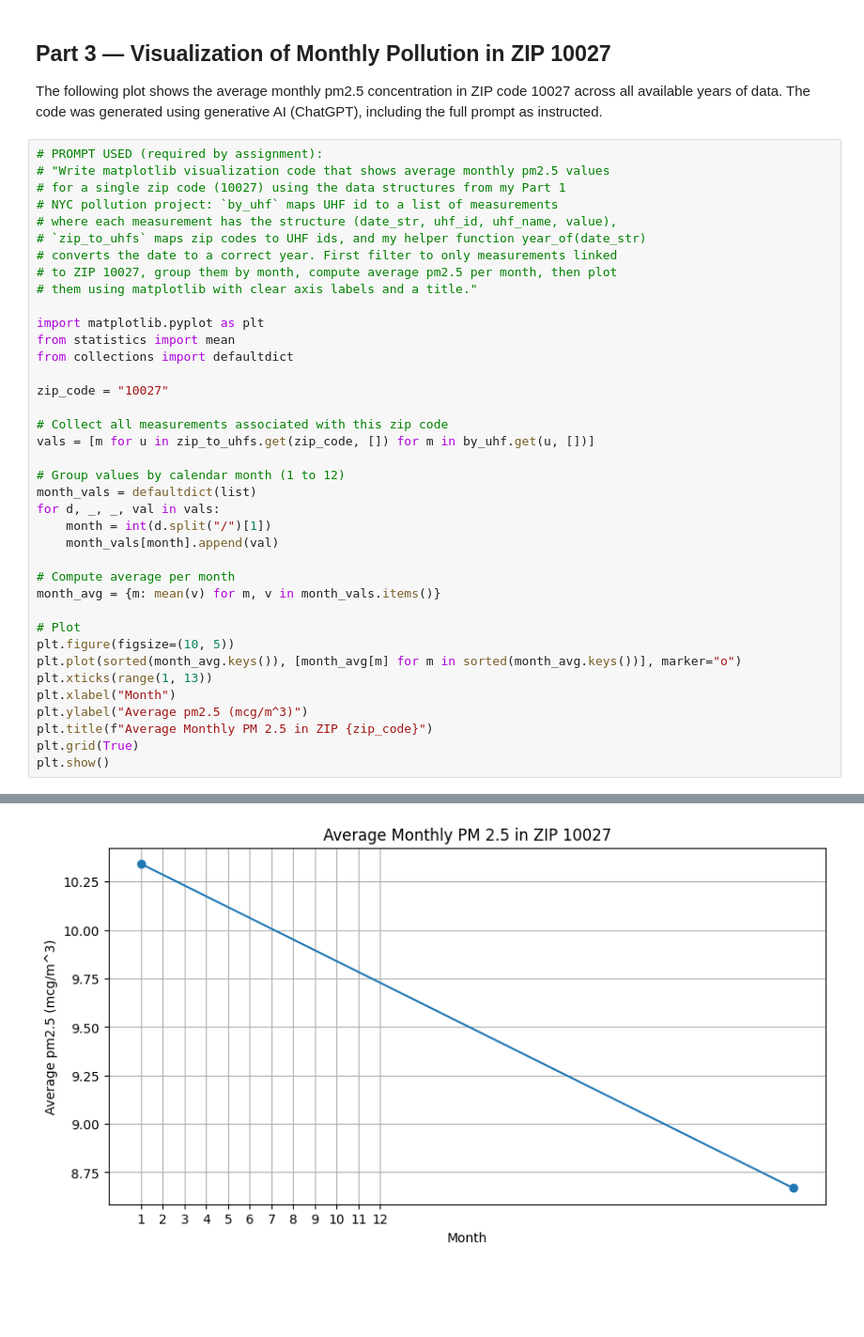
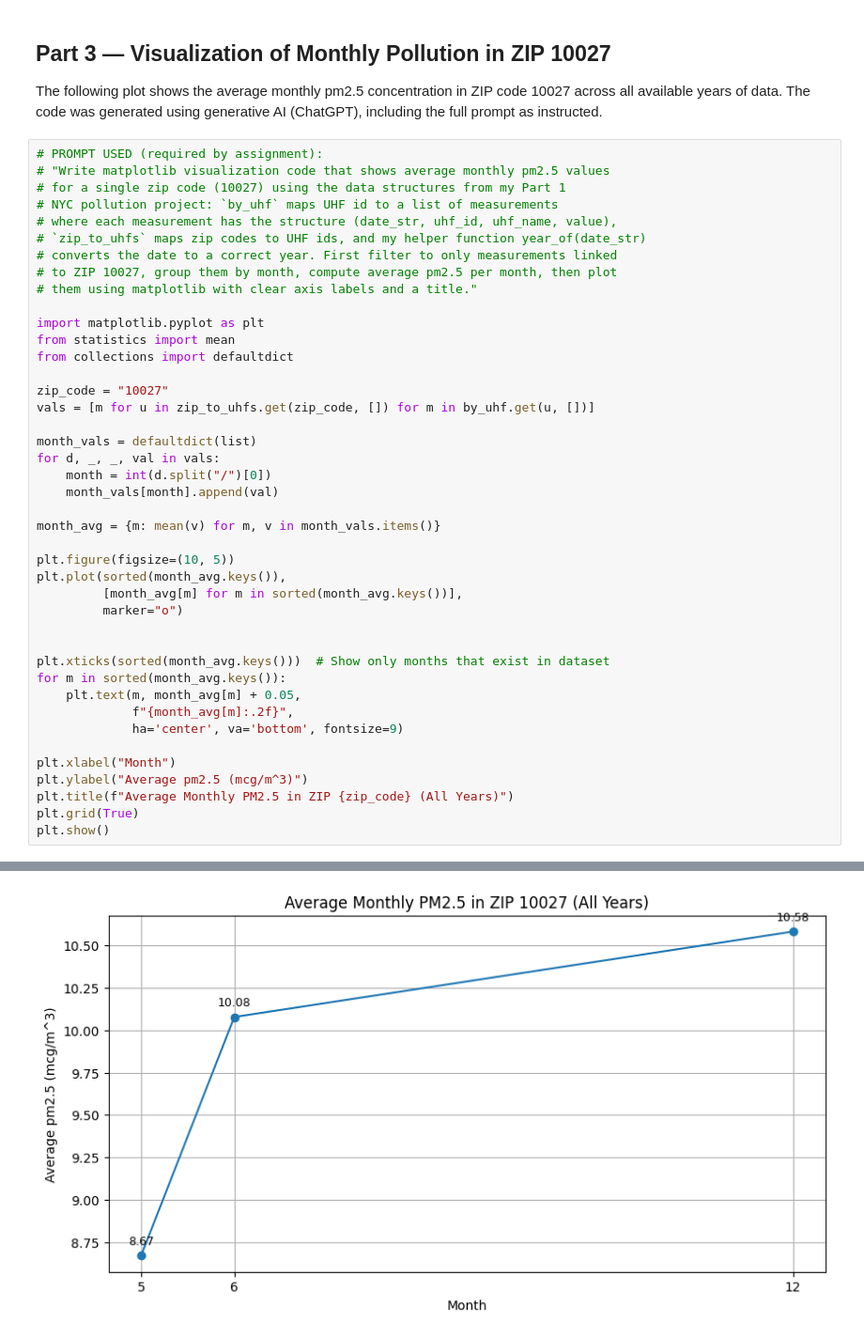
Before and after one commit to xakshara/project1, a Jupyter notebook: project1_analysis.ipynb, the cells around one changed output, grey strips where cells are left out. Shown at 94% size. Saved outputs shown, nothing was run; the diff lists cells and outputs as text; blank space fills up the shorter version.

```diff
--- a/project1_analysis.ipynb
+++ b/project1_analysis.ipynb
@@ -199,26 +193,30 @@ from statistics import mean
 from collections import defaultdict
 
 zip_code = "10027"
-
-# Collect all measurements associated with this zip code
 vals = [m for u in zip_to_uhfs.get(zip_code, []) for m in by_uhf.get(u, [])]
 
-# Group values by calendar month (1 to 12)
 month_vals = defaultdict(list)
 for d, _, _, val in vals:
-    month = int(d.split("/")[1])
+    month = int(d.split("/")[0])
     month_vals[month].append(val)
 
-# Compute average per month
 month_avg = {m: mean(v) for m, v in month_vals.items()}
 
-# Plot
 plt.figure(figsize=(10, 5))
-plt.plot(sorted(month_avg.keys()), [month_avg[m] for m in sorted(month_avg.keys())], marker="o")
-plt.xticks(range(1, 13))
+plt.plot(sorted(month_avg.keys()),
+         [month_avg[m] for m in sorted(month_avg.keys())],
+         marker="o")
+
+
+plt.xticks(sorted(month_avg.keys()))  # Show only months that exist in dataset
+for m in sorted(month_avg.keys()):
+    plt.text(m, month_avg[m] + 0.05,
+             f"{month_avg[m]:.2f}",
+             ha='center', va='bottom', fontsize=9)
+
 plt.xlabel("Month")
 plt.ylabel("Average pm2.5 (mcg/m^3)")
-plt.title(f"Average Monthly PM 2.5 in ZIP {zip_code}")
+plt.title(f"Average Monthly PM2.5 in ZIP {zip_code} (All Years)")
 plt.grid(True)
 plt.show()
 # %% [output]
@@ -226 +223 @@ Matplotlib is building the font cache; this may take a moment.
-[figure, old version]
+[figure, new version]
```
Also changed, not shown: parts of 4 cells of this notebook.
